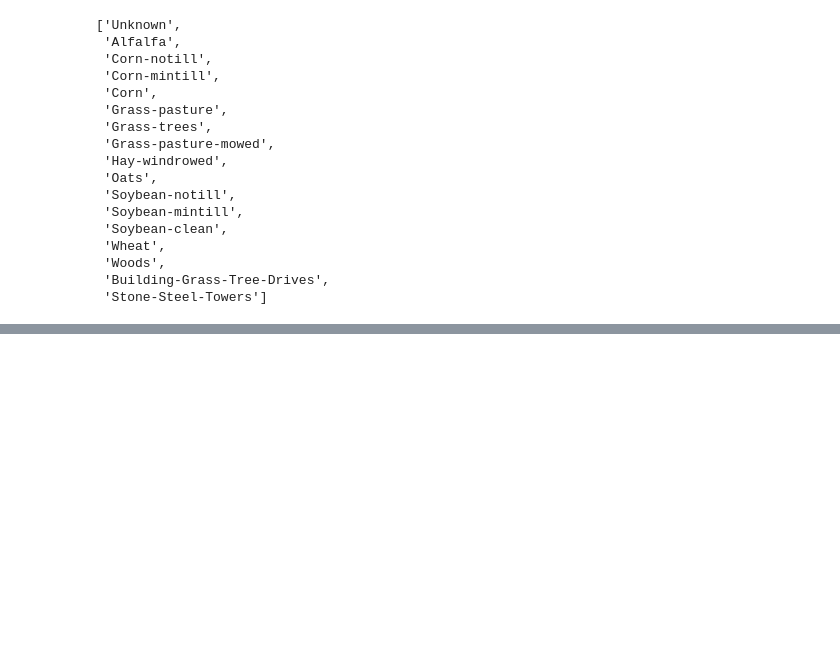
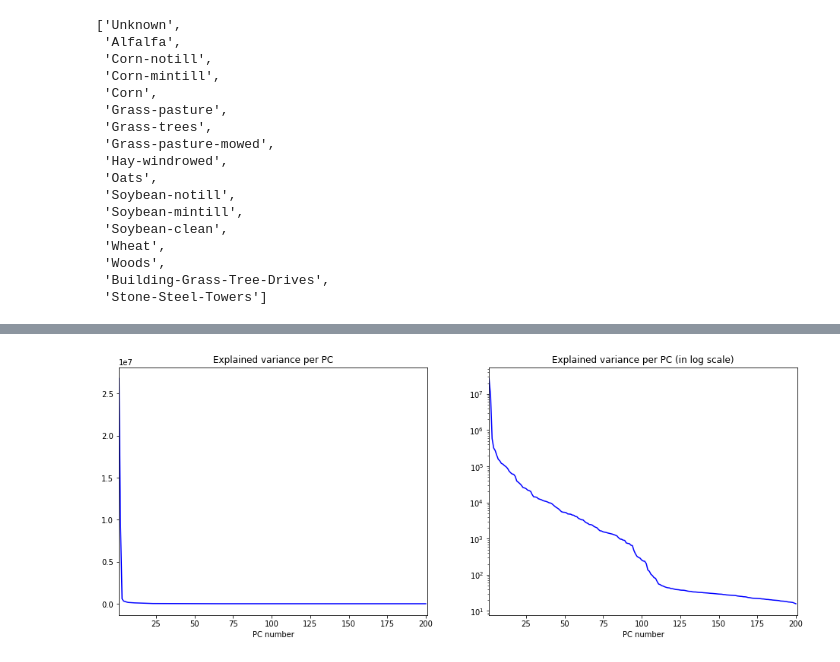
Before and after one commit to elrandar/hyper-spectral-fields, a Jupyter notebook: iml_notebook.ipynb, the cells around one changed output, grey strips where cells are left out. Cells and saved outputs as stored; diff of their text form; code cells hidden in the pictures; blank space fills up the shorter version.

```diff
--- a/iml_notebook.ipynb
+++ b/iml_notebook.ipynb
@@ -51,0 +148,16 @@ plt.imshow(arr_pines[:,:,150])
+# %%
+plt.figure(figsize=(16,6))
+plt.subplot(121)
+plt.title('Explained variance per PC')
+plt.plot(np.arange(1,dim+1),pca_pines.explained_variance_,'b')
+plt.xlabel('PC number')
+plt.xlim(1,dim+1)
+plt.subplot(122)
+plt.title('Explained variance per PC (in log scale)')
+plt.plot(np.arange(1,dim+1),pca_pines.explained_variance_,'b')
+plt.xlabel('PC number')
+plt.xlim(1,dim+1)
+plt.yscale('log')
+plt.show()
+# %% [output]
+[figure, added]
```
Also changed, not shown: parts of 29 cells of this notebook.
